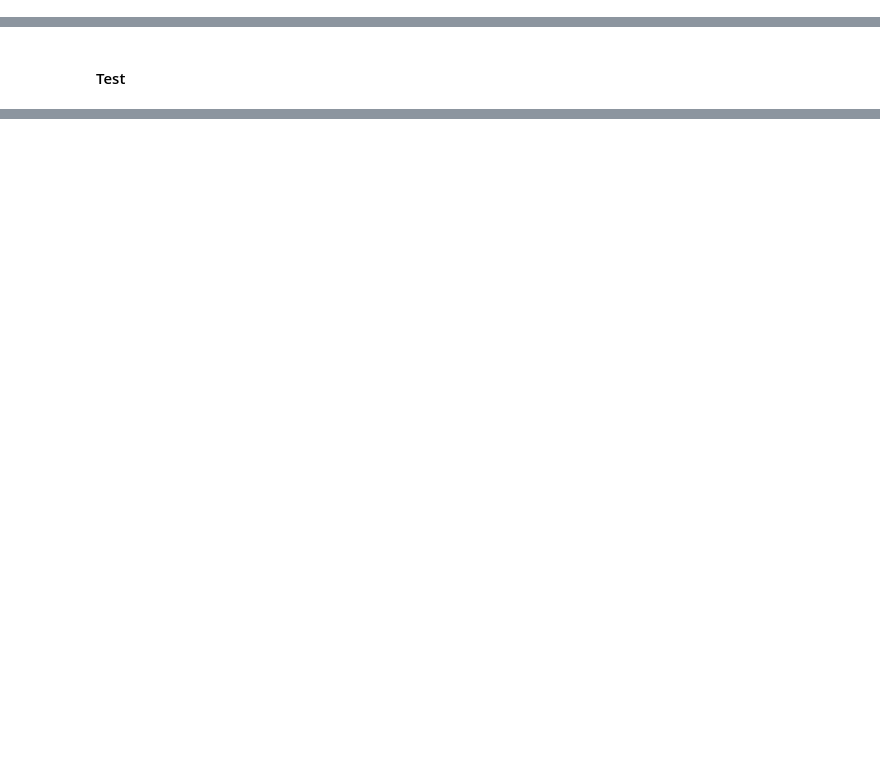
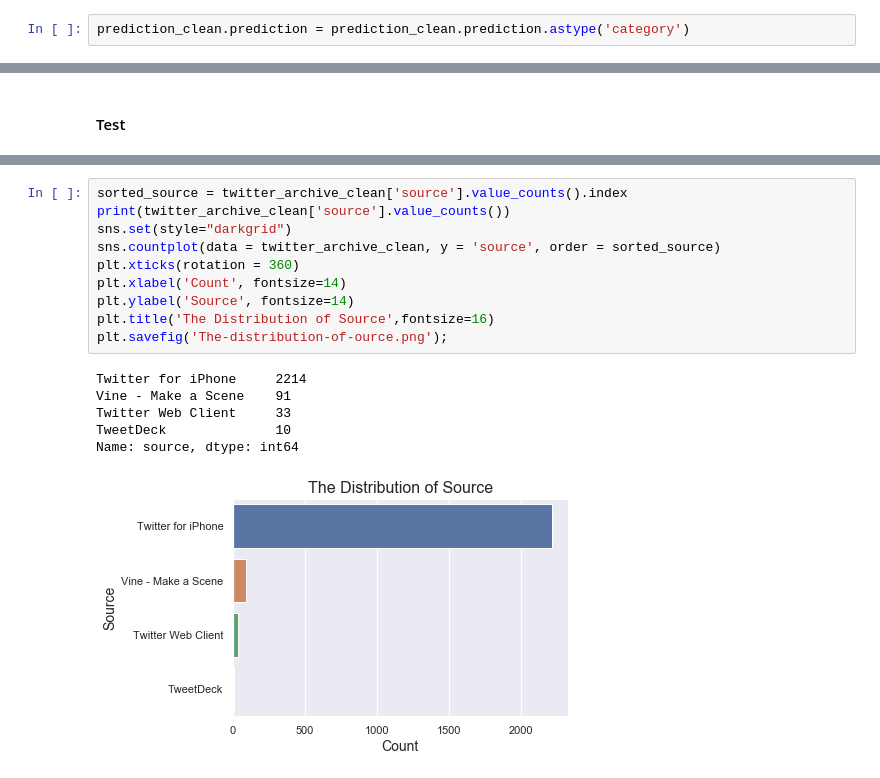
Before and after one commit to ManalAlkallas/WeRateDogs, a Jupyter notebook: wrangle_act.ipynb, the cells around one changed output, grey strips where cells are left out. Drawn from its saved outputs; the diff is of its cells as text; blank space fills up the shorter version.

```diff
--- a/wrangle_act.ipynb
+++ b/wrangle_act.ipynb
@@ -618,0 +917,2 @@ twitter_archive_clean.sample(2)
+# %%
+prediction_clean.prediction = prediction_clean.prediction.astype('category')
@@ -712,0 +1130,17 @@ Merge the three data sets
+# %%
+sorted_source = twitter_archive_clean['source'].value_counts().index
+print(twitter_archive_clean['source'].value_counts())
+sns.set(style="darkgrid")
+sns.countplot(data = twitter_archive_clean, y = 'source', order = sorted_source)
+plt.xticks(rotation = 360)
+plt.xlabel('Count', fontsize=14)
+plt.ylabel('Source', fontsize=14)
+plt.title('The Distribution of Source',fontsize=16)
+plt.savefig('The-distribution-of-ource.png');
+# %% [output]
+Twitter for iPhone     2214
+Vine - Make a Scene    91
+Twitter Web Client     33
+TweetDeck              10
+Name: source, dtype: int64
+[figure, added]
```
Also changed, not shown: parts of 92 cells of this notebook, 7 other files.
